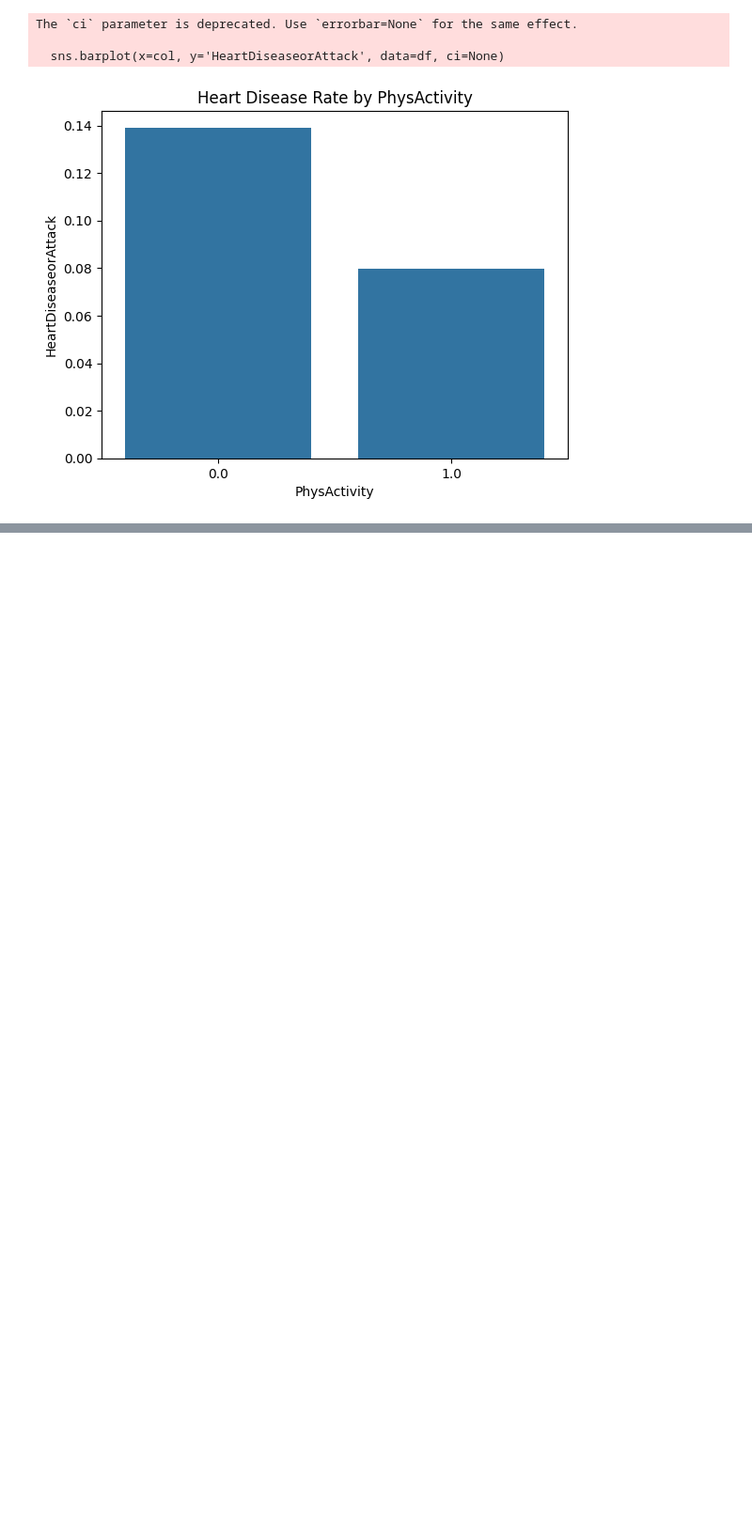
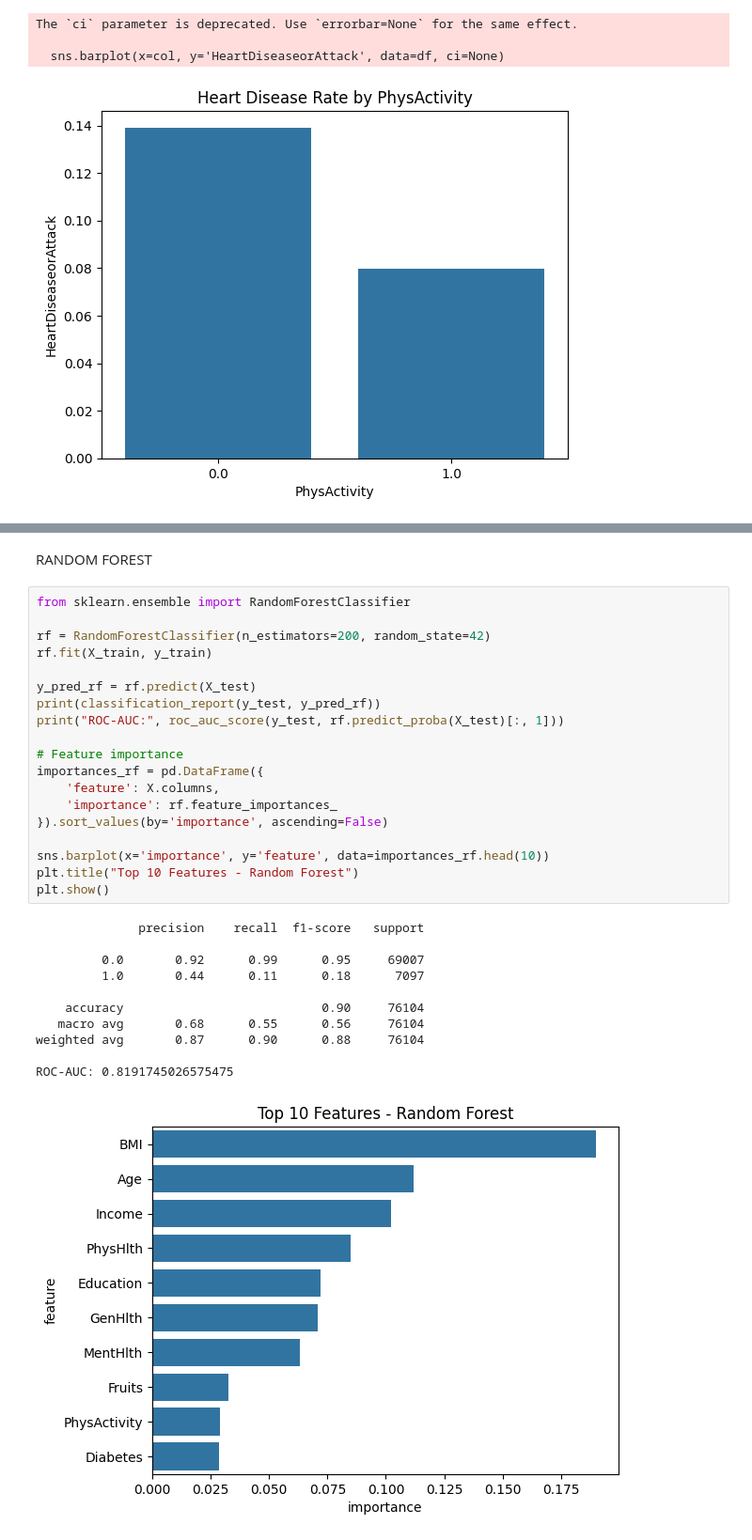
Before and after one commit to kaiarup/Data-Mining-Project, a Jupyter notebook: test.ipynb, the cells around one changed output, grey strips where cells are left out. Shown at 94% size. Cells and saved outputs as stored; diff of their text form; blank space fills up the shorter version.

```diff
--- a/test.ipynb
+++ b/test.ipynb
@@ -136,0 +200,33 @@ ROC-AUC: 0.8455674117386858
+# %% [markdown]
+RANDOM FOREST
+# %%
+from sklearn.ensemble import RandomForestClassifier
+
+rf = RandomForestClassifier(n_estimators=200, random_state=42)
+rf.fit(X_train, y_train)
+
+y_pred_rf = rf.predict(X_test)
+print(classification_report(y_test, y_pred_rf))
+print("ROC-AUC:", roc_auc_score(y_test, rf.predict_proba(X_test)[:, 1]))
+
+# Feature importance
+importances_rf = pd.DataFrame({
+    'feature': X.columns,
+    'importance': rf.feature_importances_
+}).sort_values(by='importance', ascending=False)
+
+sns.barplot(x='importance', y='feature', data=importances_rf.head(10))
+plt.title("Top 10 Features - Random Forest")
+plt.show()
+# %% [output]
+              precision    recall  f1-score   support
+
+         0.0       0.92      0.99      0.95     69007
+         1.0       0.44      0.11      0.18      7097
+
+    accuracy                           0.90     76104
+   macro avg       0.68      0.55      0.56     76104
+weighted avg       0.87      0.90      0.88     76104
+
+ROC-AUC: 0.8191745026575475
+[figure, added]
```
Also changed, not shown: parts of 14 cells of this notebook.
